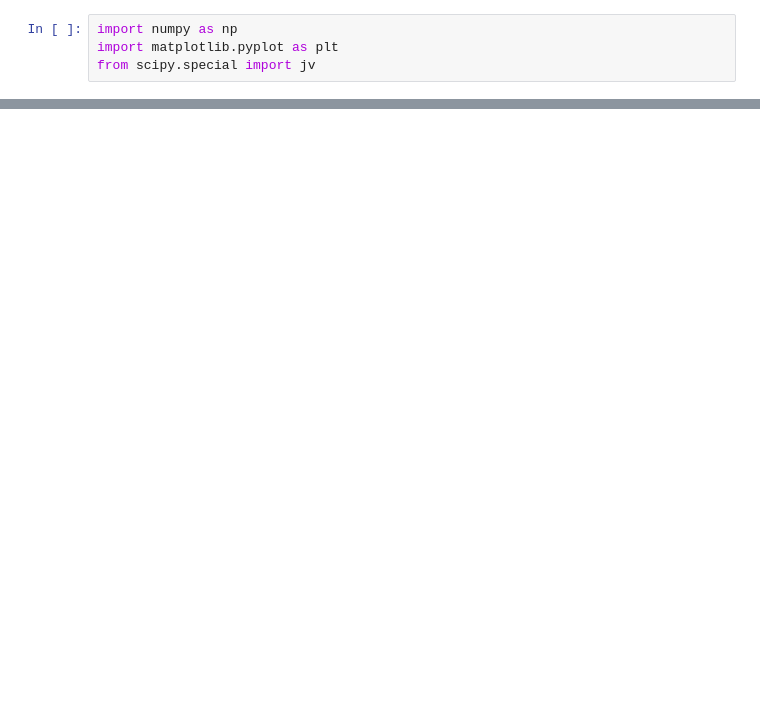
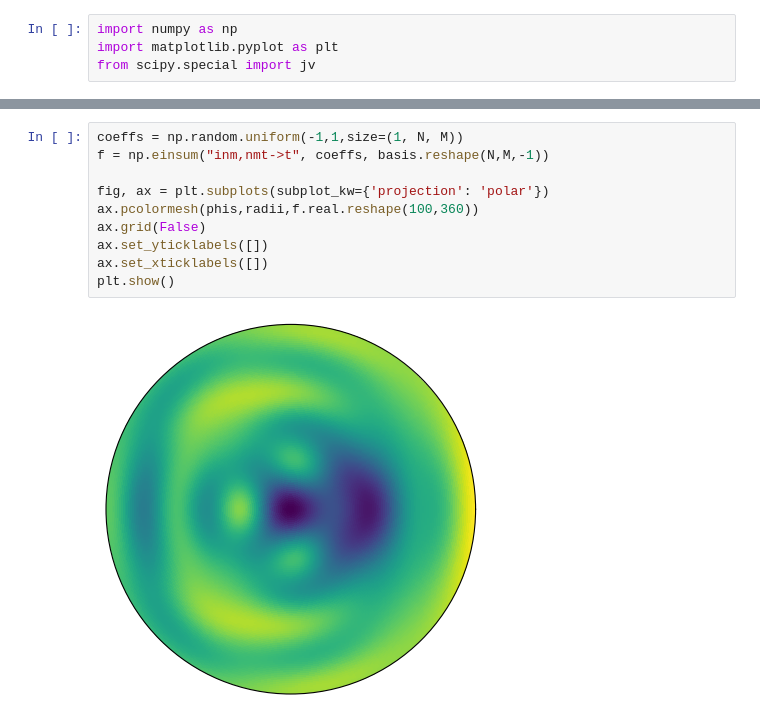
Before and after one commit to ColinKohler/fourier_value_functions, a Jupyter notebook: notebooks/PolarFourierTransform.ipynb, the cells around one changed output, grey strips where cells are left out. Drawn from its saved outputs; the diff is of its cells as text; blank space fills up the shorter version.

```diff
--- a/notebooks/PolarFourierTransform.ipynb
+++ b/notebooks/PolarFourierTransform.ipynb
@@ -67,0 +114,12 @@ plt.show()
+# %%
+coeffs = np.random.uniform(-1,1,size=(1, N, M))
+f = np.einsum("inm,nmt->t", coeffs, basis.reshape(N,M,-1))
+
+fig, ax = plt.subplots(subplot_kw={'projection': 'polar'})
+ax.pcolormesh(phis,radii,f.real.reshape(100,360))
+ax.grid(False)
+ax.set_yticklabels([])
+ax.set_xticklabels([])
+plt.show()
+# %% [output]
+[figure, added]
```
Also changed, not shown: parts of 9 cells of this notebook, 4 other files.
